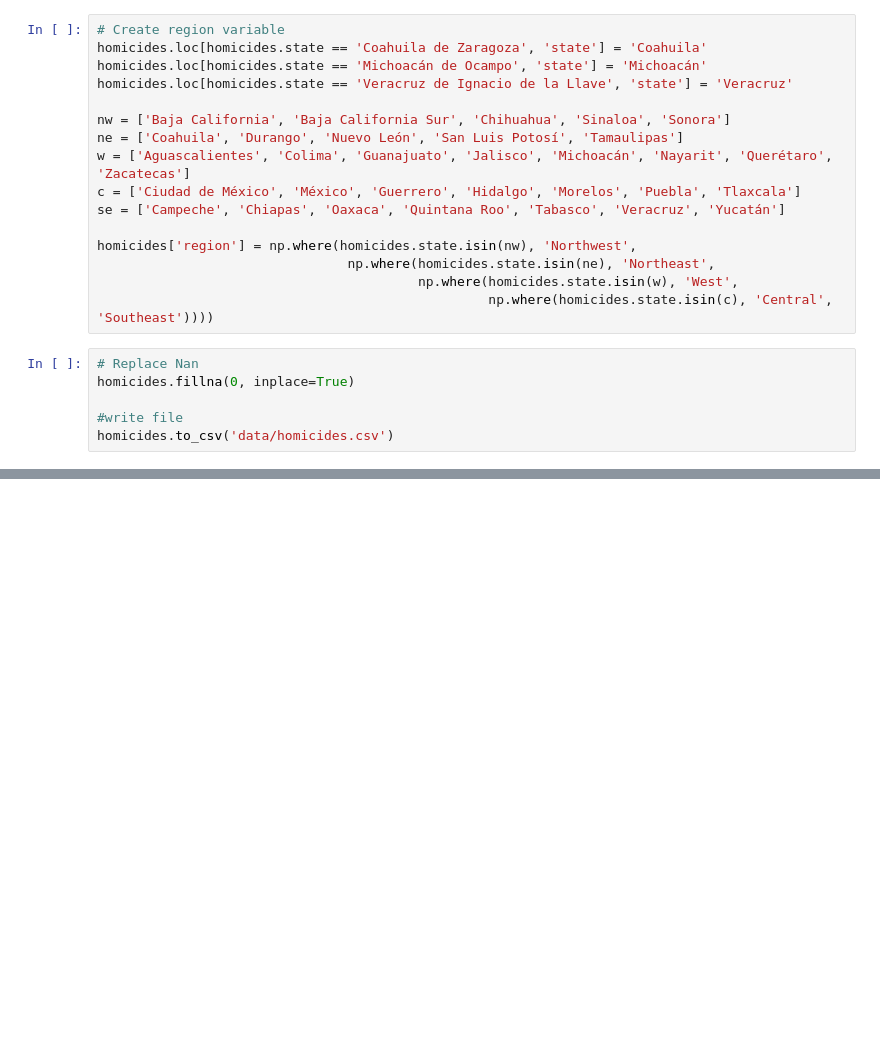
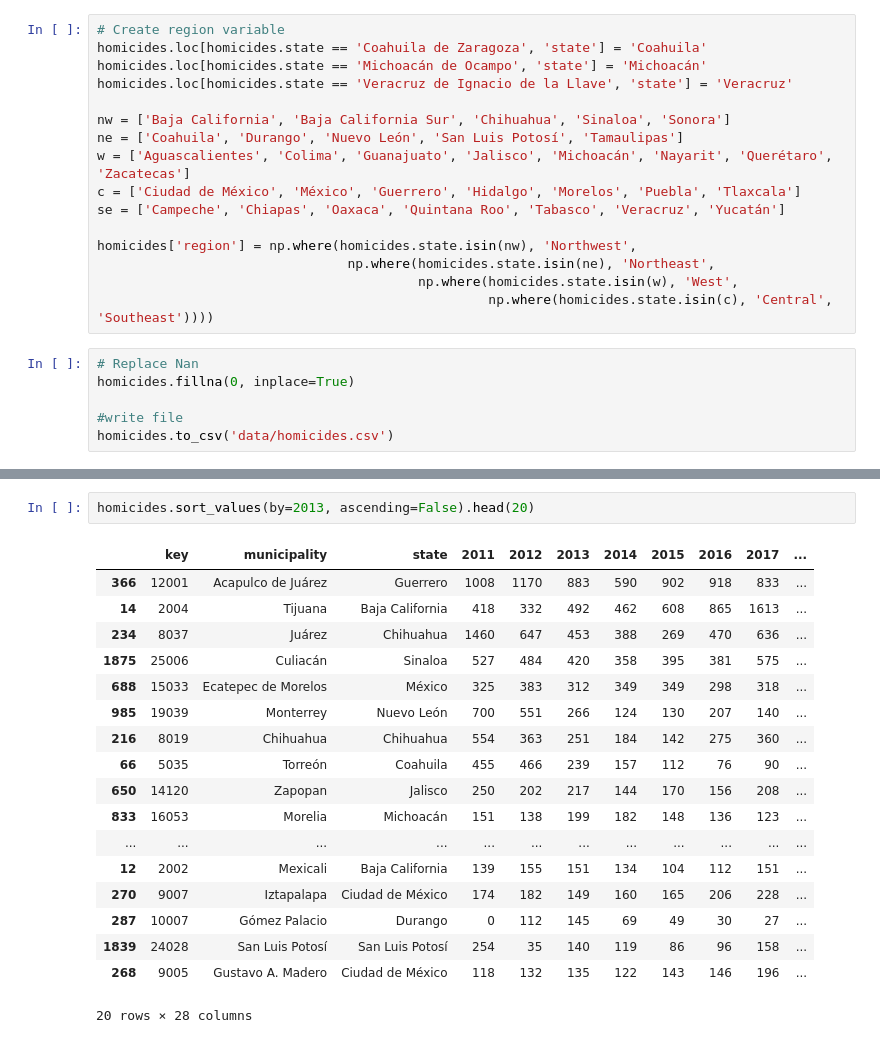
Before and after one commit to eserrania/homicide_scatterplot, a Jupyter notebook: data_processing.ipynb, the cells around one changed output, grey strips where cells are left out. Saved outputs shown, nothing was run; the diff lists cells and outputs as text; blank space fills up the shorter version.

```diff
--- a/data_processing.ipynb
+++ b/data_processing.ipynb
@@ -171,0 +174,21 @@ West
+# %%
+homicides.sort_values(by=2013, ascending=False).head(20)
+# %% [output]
+|  | key | municipality | state | 2011 | 2012 | 2013 | 2014 | 2015 | 2016 | 2017 | ... |
+| 366 | 12001 | Acapulco de Juárez | Guerrero | 1008 | 1170 | 883 | 590 | 902 | 918 | 833 | ... |
+| 14 | 2004 | Tijuana | Baja California | 418 | 332 | 492 | 462 | 608 | 865 | 1613 | ... |
+| 234 | 8037 | Juárez | Chihuahua | 1460 | 647 | 453 | 388 | 269 | 470 | 636 | ... |
+| 1875 | 25006 | Culiacán | Sinaloa | 527 | 484 | 420 | 358 | 395 | 381 | 575 | ... |
+| 688 | 15033 | Ecatepec de Morelos | México | 325 | 383 | 312 | 349 | 349 | 298 | 318 | ... |
+| 985 | 19039 | Monterrey | Nuevo León | 700 | 551 | 266 | 124 | 130 | 207 | 140 | ... |
+| 216 | 8019 | Chihuahua | Chihuahua | 554 | 363 | 251 | 184 | 142 | 275 | 360 | ... |
+| 66 | 5035 | Torreón | Coahuila | 455 | 466 | 239 | 157 | 112 | 76 | 90 | ... |
+| 650 | 14120 | Zapopan | Jalisco | 250 | 202 | 217 | 144 | 170 | 156 | 208 | ... |
+| 833 | 16053 | Morelia | Michoacán | 151 | 138 | 199 | 182 | 148 | 136 | 123 | ... |
+| ... | ... | ... | ... | ... | ... | ... | ... | ... | ... | ... | ... |
+| 12 | 2002 | Mexicali | Baja California | 139 | 155 | 151 | 134 | 104 | 112 | 151 | ... |
+| 270 | 9007 | Iztapalapa | Ciudad de México | 174 | 182 | 149 | 160 | 165 | 206 | 228 | ... |
+| 287 | 10007 | Gómez Palacio | Durango | 0 | 112 | 145 | 69 | 49 | 30 | 27 | ... |
+| 1839 | 24028 | San Luis Potosí | San Luis Potosí | 254 | 35 | 140 | 119 | 86 | 96 | 158 | ... |
+| 268 | 9005 | Gustavo A. Madero | Ciudad de México | 118 | 132 | 135 | 122 | 143 | 146 | 196 | ... |
+20 rows × 28 columns
```
Also changed, not shown: parts of 5 cells of this notebook, 6 other files.
